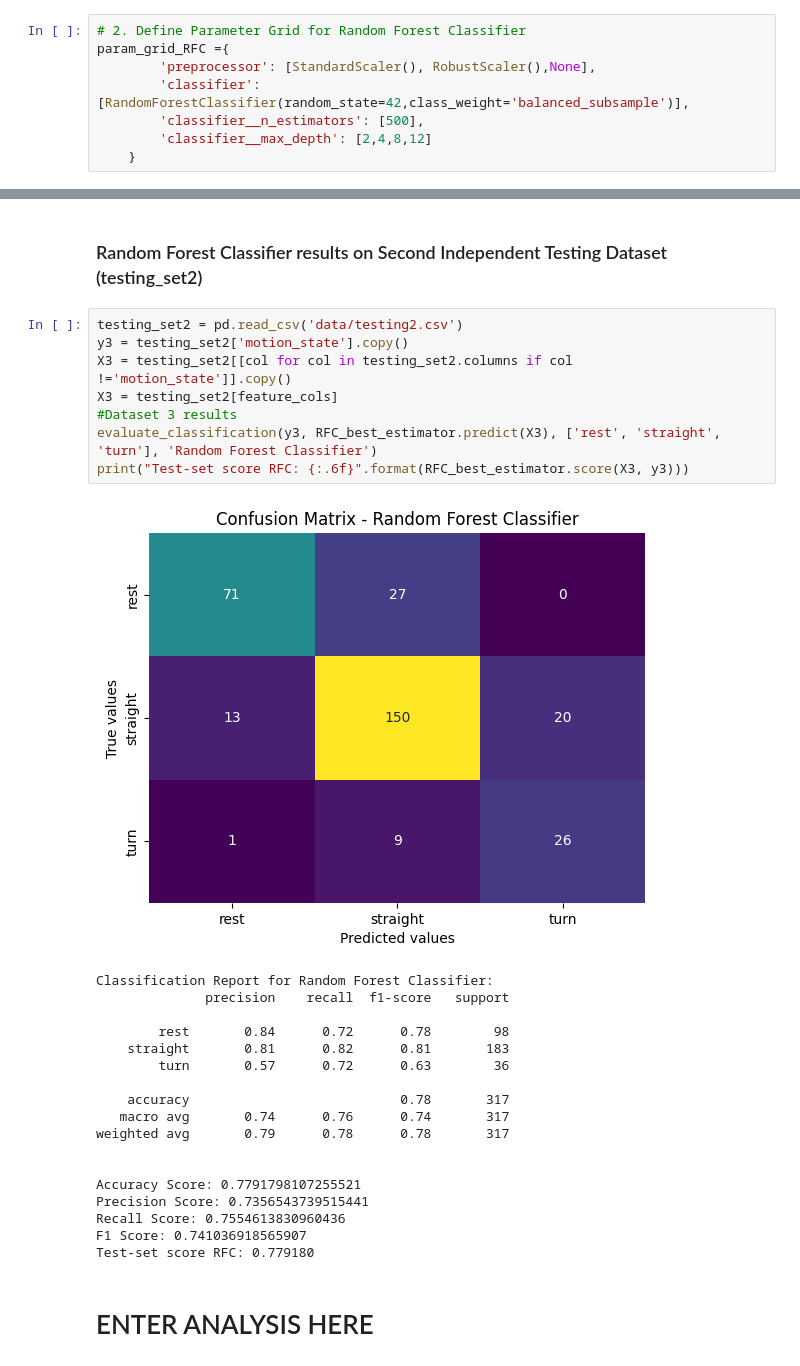
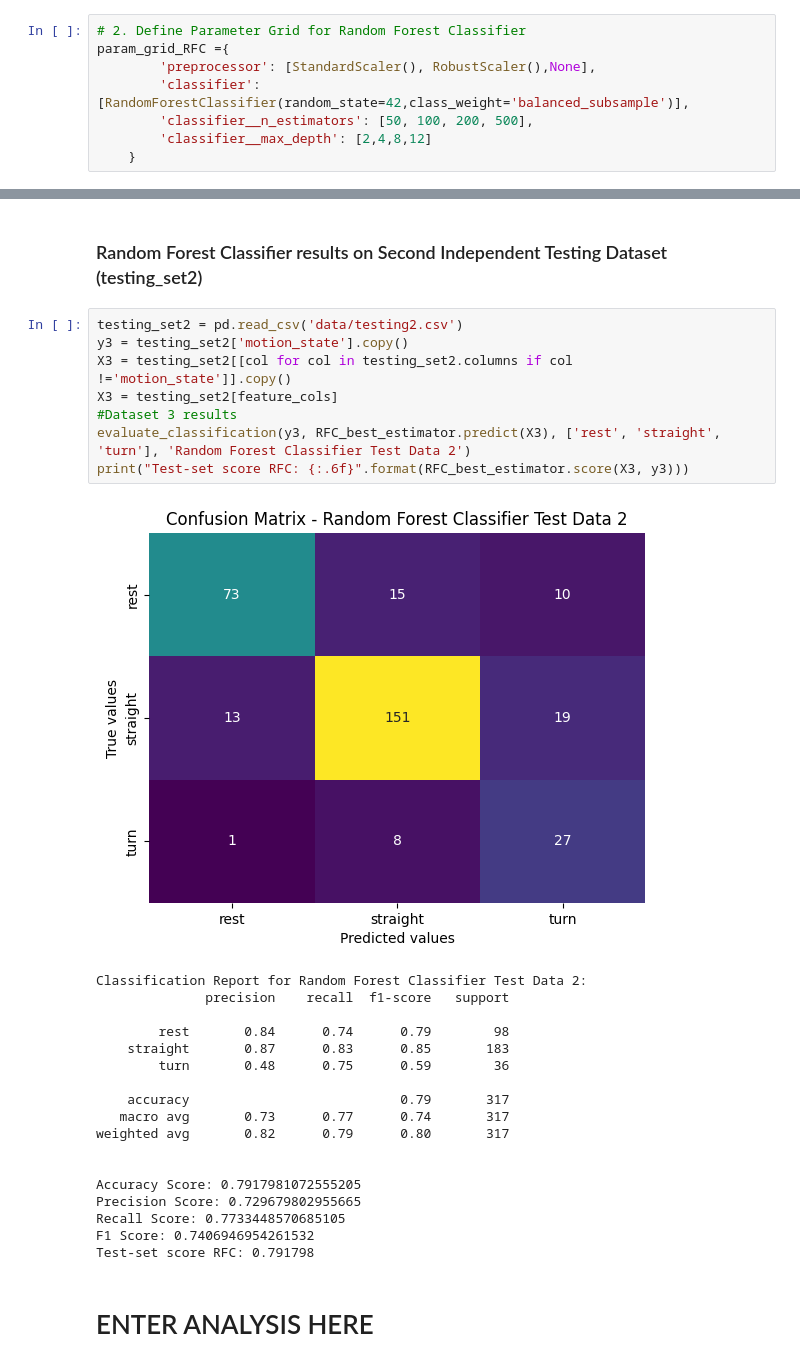
Before and after one commit to sauravuprety21/enel682-proj, a Jupyter notebook: Ensemble.ipynb, the cells around one changed output, grey strips where cells are left out. Drawn from its saved outputs; the diff is of its cells as text.

```diff
--- a/Ensemble.ipynb
+++ b/Ensemble.ipynb
@@ -130,7 +130,7 @@ pipe_RFC = Pipeline([('preprocessor', StandardScaler()),('classifier',RandomFore
 param_grid_RFC ={
         'preprocessor': [StandardScaler(), RobustScaler(),None],
         'classifier': [RandomForestClassifier(random_state=42,class_weight='balanced_subsample')],
-        'classifier__n_estimators': [500],
+        'classifier__n_estimators': [50, 100, 200, 500],
         'classifier__max_depth': [2,4,8,12]
     }
 # %%
@@ -310,29 +311,29 @@ Test-set score RFC: 0.766667
 # %%
 testing_set2 = pd.read_csv('data/testing2.csv')
 y3 = testing_set2['motion_state'].copy()
 X3 = testing_set2[[col for col in testing_set2.columns if col !='motion_state']].copy()
 X3 = testing_set2[feature_cols]
 #Dataset 3 results
-evaluate_classification(y3, RFC_best_estimator.predict(X3), ['rest', 'straight', 'turn'], 'Random Forest Classifier')
+evaluate_classification(y3, RFC_best_estimator.predict(X3), ['rest', 'straight', 'turn'], 'Random Forest Classifier Test Data 2')
 print("Test-set score RFC: {:.6f}".format(RFC_best_estimator.score(X3, y3)))
 # %% [output]
-[figure, old version]
+[figure, new version]
-Classification Report for Random Forest Classifier:
+Classification Report for Random Forest Classifier Test Data 2:
               precision    recall  f1-score   support
 
-        rest       0.84      0.72      0.78        98
-    straight       0.81      0.82      0.81       183
-        turn       0.57      0.72      0.63        36
+        rest       0.84      0.74      0.79        98
+    straight       0.87      0.83      0.85       183
+        turn       0.48      0.75      0.59        36
 
-    accuracy                           0.78       317
-   macro avg       0.74      0.76      0.74       317
-weighted avg       0.79      0.78      0.78       317
+    accuracy                           0.79       317
+   macro avg       0.73      0.77      0.74       317
+weighted avg       0.82      0.79      0.80       317
 
 
-Accuracy Score: 0.7791798107255521
-Precision Score: 0.7356543739515441
-Recall Score: 0.7554613830960436
-F1 Score: 0.741036918565907
-Test-set score RFC: 0.779180
+Accuracy Score: 0.7917981072555205
+Precision Score: 0.729679802955665
+Recall Score: 0.7733448570685105
+F1 Score: 0.7406946954261532
+Test-set score RFC: 0.791798
 # %% [markdown]
 # ENTER ANALYSIS HERE
```
Also changed, not shown: parts of 3 cells of this notebook.
